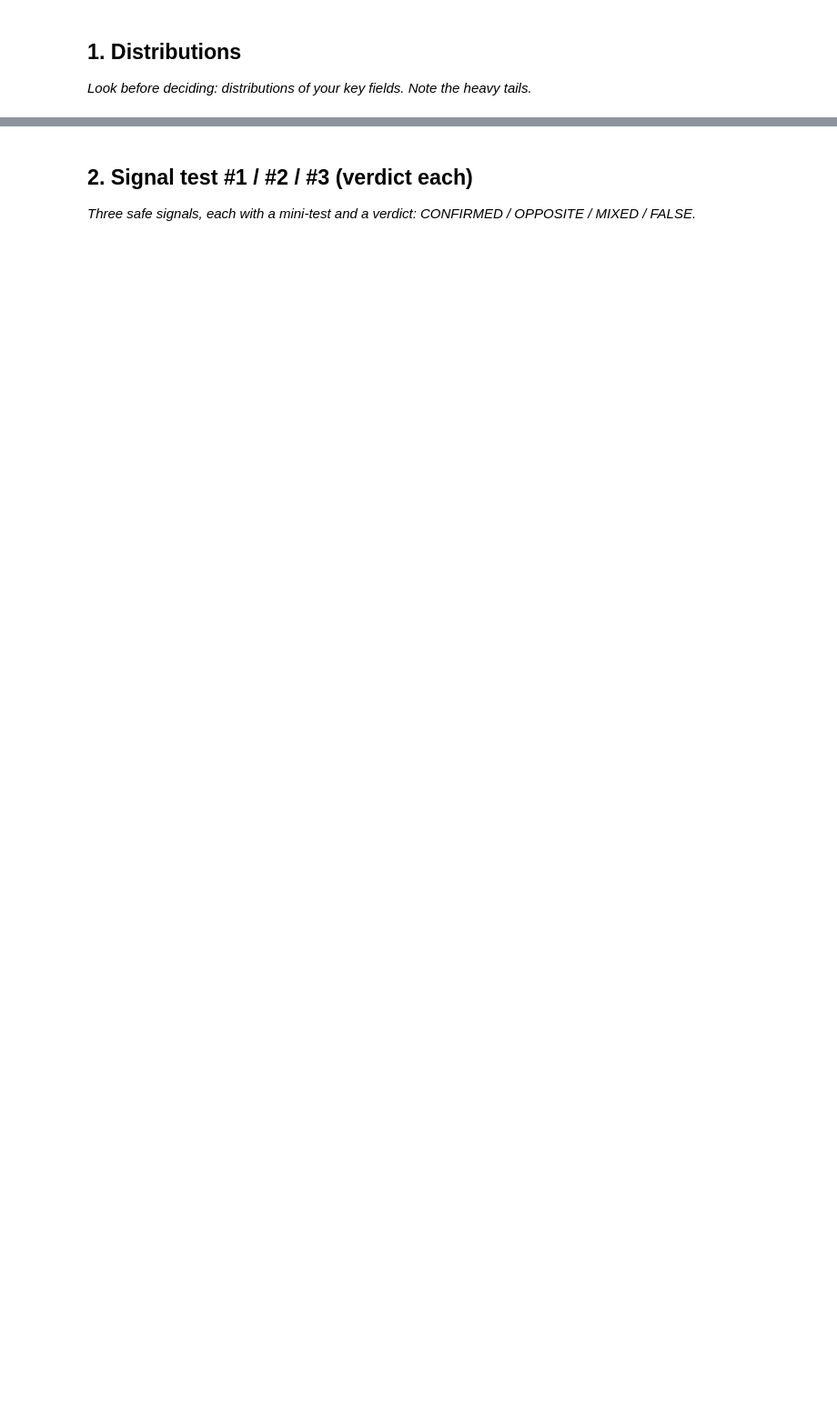
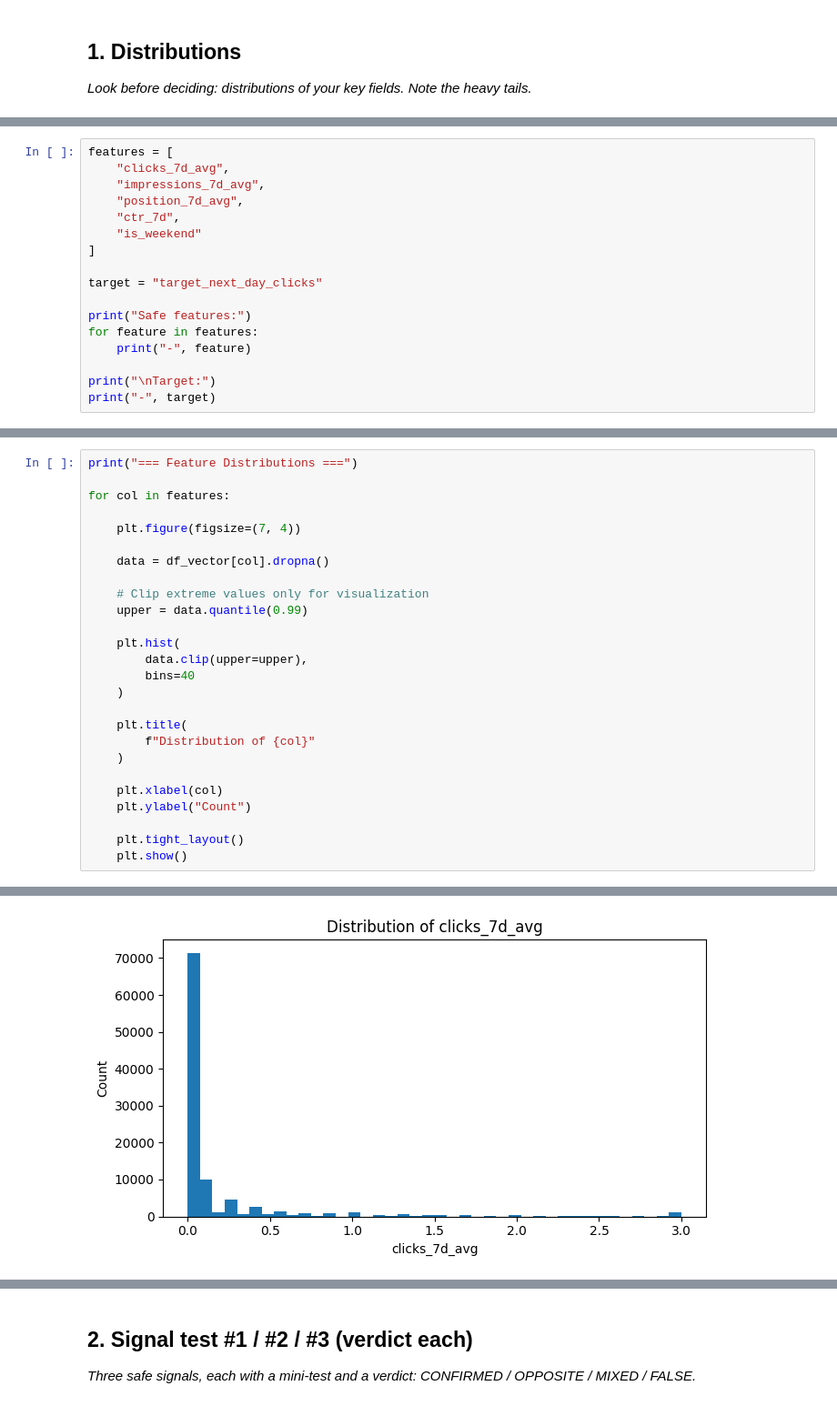
Before and after one commit to srvnkumr27/flyrank-ml-internship, a Jupyter notebook: work/notebooks/w04_signal_audit.ipynb, the cells around one changed output, grey strips where cells are left out. Shown at 91% size. Drawn from its saved outputs; the diff is of its cells as text; blank space fills up the shorter version.

```diff
--- a/work/notebooks/w04_signal_audit.ipynb
+++ b/work/notebooks/w04_signal_audit.ipynb
@@ -37,0 +197,17 @@ for col in features:
+# %%
+features = [
+    "clicks_7d_avg",
+    "impressions_7d_avg",
+    "position_7d_avg",
+    "ctr_7d",
+    "is_weekend"
+]
+
+target = "target_next_day_clicks"
+
+print("Safe features:")
+for feature in features:
+    print("-", feature)
+
+print("\nTarget:")
+print("-", target)
@@ -37,0 +224,27 @@ for col in features:
+# %%
+print("=== Feature Distributions ===")
+
+for col in features:
+
+    plt.figure(figsize=(7, 4))
+
+    data = df_vector[col].dropna()
+
+    # Clip extreme values only for visualization
+    upper = data.quantile(0.99)
+
+    plt.hist(
+        data.clip(upper=upper),
+        bins=40
+    )
+
+    plt.title(
+        f"Distribution of {col}"
+    )
+
+    plt.xlabel(col)
+    plt.ylabel("Count")
+
+    plt.tight_layout()
+    plt.show()
+# %% [output]
@@ -37,0 +252 @@ for col in features:
+[figure, added]
```
Also changed, not shown: parts of 13 cells of this notebook.
